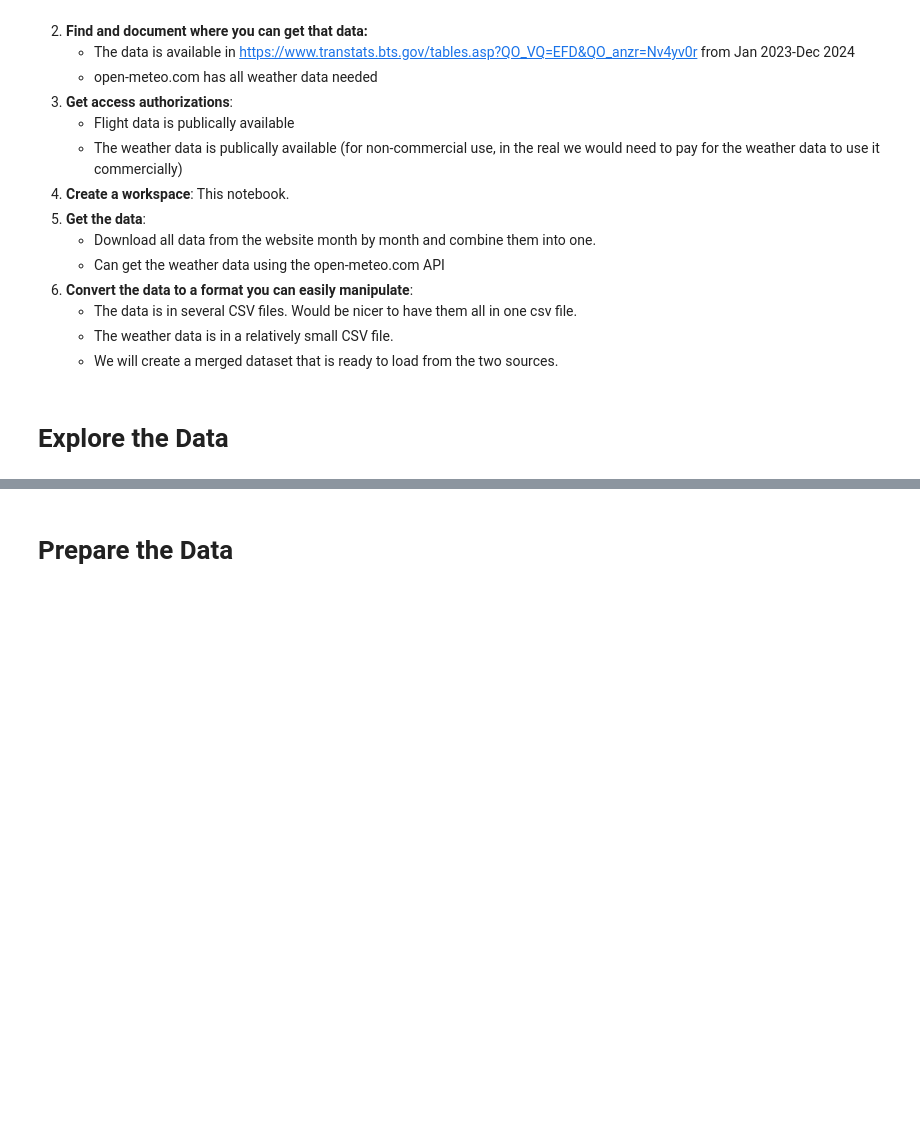
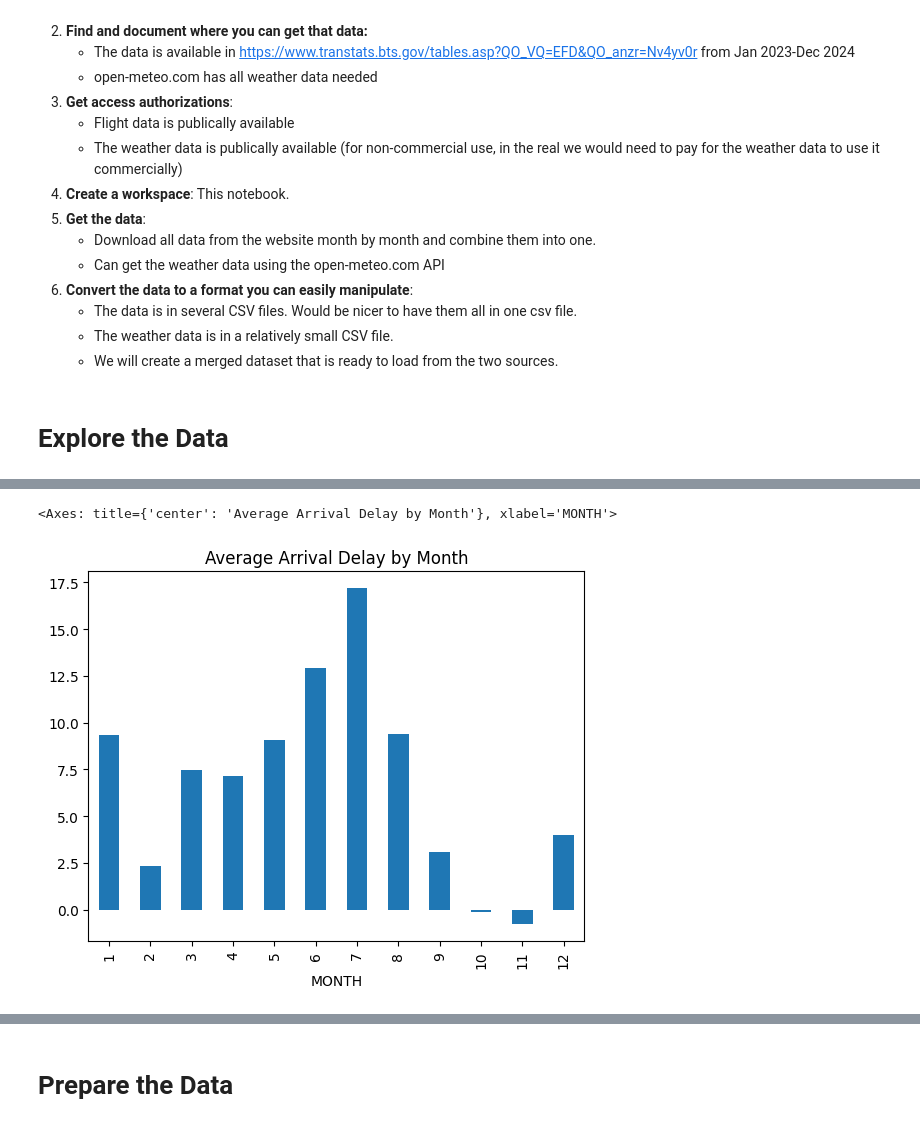
Before and after one commit to Dbad0210/NeuralProject1, a Jupyter notebook: Delayed.ipynb, the cells around one changed output, grey strips where cells are left out. Cells and saved outputs as stored; diff of their text form; code cells hidden in the pictures; blank space fills up the shorter version.

```diff
--- a/Delayed.ipynb
+++ b/Delayed.ipynb
@@ -324,0 +358,5 @@ plt.show()
+# %%
+data.groupby('MONTH')['ARR_DELAY'].mean().plot(kind='bar', title='Average Arrival Delay by Month')
+# %% [output]
+<Axes: title={'center': 'Average Arrival Delay by Month'}, xlabel='MONTH'>
+[figure, added]
```
Also changed, not shown: parts of 43 cells of this notebook.
